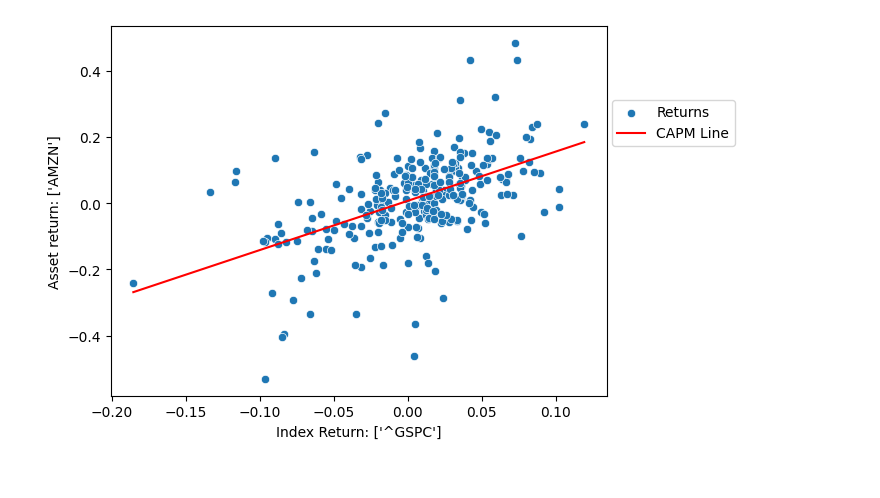
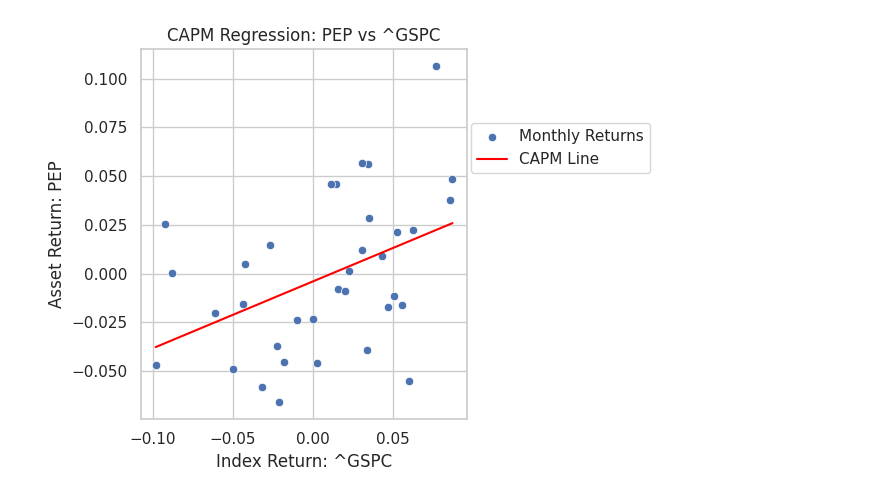
Before and after one commit to sam-hub708/Probe-Capital-Research, a Jupyter notebook: CAPM_Prelim.ipynb, the cells around one changed output. Cells and saved outputs as stored; diff of their text form; code cells hidden in the pictures.

```diff
--- a/CAPM_Prelim.ipynb
+++ b/CAPM_Prelim.ipynb
@@ -4,3 +4,14 @@ import yfinance as yf
 import seaborn as sns
 import matplotlib.pyplot as plt
 import numpy as np
+
+start = pd.to_datetime('2022-01-01')
+end = pd.to_datetime('2024-12-31')
+asset = yf.download('PEP', start=start, end=end)['Close']
+index = yf.download('^IXIC', start=start, end=end)['Close']
+
+data1 = asset['PEP']
+data2 = index['^IXIC']
+
+data = pd.DataFrame({'PEP': data1, '^IXIC': data2})
+data
@@ -7,39 +35,64 @@ import numpy as np
 # %%
-def CAPM(ticker_i, ticker_a, start, end):
-  index = yf.download(ticker_i, start, end)['Adj Close']
-  asset = yf.download(ticker_a, start, end)['Adj Close']
+def CAPM(ticker_i, ticker_a, ticker_rf, start, end):
+    # Download monthly closing prices
+    index = yf.download(ticker_i, start=start, end=end)['Close']
+    asset = yf.download(ticker_a, start=start, end=end)['Close']
+    treas = yf.download(ticker_rf, start=start, end=end)['Close']
 
-  index = index.resample('M').last()
-  asset = asset.resample('M').last()
+    # Resample to monthly data
+    index = index.resample('ME').last()
+    asset = asset.resample('ME').last()
+    treas = treas.resample('ME').last()/100
 
-  data = pd.DataFrame({'I_Close':index, 'A_Close':asset})
-  data[['I_Return','A_Return']] = np.log(data[['I_Close','A_Close']]/data[['I_Close','A_Close']].shift(1))
-  data.dropna(inplace=True)
+    # Combine into one DataFrame
+    asset = asset[ticker_a]
+    index = index[ticker_i]
+    treas = treas[ticker_rf]
+    data = pd.DataFrame({'I_Close': index, 'A_Close': asset, 'Rf_Close': treas})
+    data[['I_Return', 'A_Return']] = np.log(data[['I_Close', 'A_Close']] / data[['I_Close', 'A_Close']].shift(1))
+    data.dropna(inplace=True)
 
-  beta_form = (data[['I_Return','A_Return']].cov()/data['I_Return'].var())
-  beta_reg, alpha = np.polyfit(x = data['I_Return'], y = data['A_Return'], deg=1)
+    # Beta via formula
+    beta_form = data[['I_Return', 'A_Return']].cov().iloc[0,1] / data['I_Return'].var()
 
-  print('\n')
-  print('Beta from formula: ',beta_form.round(4))
-  print('Beta from Linear Regression: ',beta_reg.round(4))
-  print('Alpha: ',alpha.round(10))
+    # Beta via regression
+    beta_reg, alpha = np.polyfit(data['I_Return'], data['A_Return'], deg=1)
 
-  sns.scatterplot(y = 'A_Return', x = 'I_Return', data=data, label = 'Returns')
-  sns.lineplot(x = data['I_Return'], y = alpha + data['I_Return']*beta_reg, color = 'red', label = 'CAPM Line')
+    # Cost of Equity Calculation
+    R_m = data['I_Return'].median()
+    R_f = data['Rf_Close'].median()
+    cost_equity = R_f + beta_reg * (R_m - R_f)
 
-  plt.xlabel('Index Return: {}'.format(ticker_i))
-  plt.ylabel('Asset return: {}'.format(ticker_a))
-  plt.legend(bbox_to_anchor=(1.01,0.8), loc=2, borderaxespad=0)
+    # Print results
+    print('\n')
+    print('Beta from formula: ', round(beta_form, 4))
+    print('Beta from Linear Regression: ', round(beta_reg, 4))
+    print('Alpha: ', round(alpha, 10))
+    print('Cost of Equity: ', round(cost_equity, 4))
+    print('\n')
 
-  plt.show()
+    # Plot
+    sns.set(style="whitegrid")
+    sns.scatterplot(x='I_Return', y='A_Return', data=data, label='Monthly Returns')
+    x_vals = np.sort(data['I_Return'])
+    y_vals = alpha + beta_reg * x_vals
+    sns.lineplot(x=x_vals, y=y_vals, color='red', label='CAPM Line')
 
-ticker_a = ['AMZN']
-ticker_i = ['^GSPC']
+    plt.xlabel(f'Index Return: {ticker_i}')
+    plt.ylabel(f'Asset Return: {ticker_a}')
+    plt.title(f'CAPM Regression: {ticker_a} vs {ticker_i}')
+    plt.legend(bbox_to_anchor=(1.01, 0.8), loc=2, borderaxespad=0)
+    plt.tight_layout()
+    plt.show()
 
-start = pd.to_datetime('2000-01-01')
-end = pd.to_datetime('2024-01-01')
+# Usage
+ticker_a = 'PEP'
+ticker_i = '^GSPC'
+ticker_rf = '^IRX'
+start = pd.to_datetime('2022-01-01')
+end = pd.to_datetime('2024-12-31')
 
-CAPM(ticker_i, ticker_a, start, end)
+CAPM(ticker_i, ticker_a, ticker_rf, start, end)
 # %% [output]
 [*********************100%***********************]  1 of 1 completed
 [*********************100%***********************]  1 of 1 completed
@@ -51 +104 @@ Alpha:  0.0070612448
-[figure, old version]
+[figure, new version]
```
Also changed, not shown: parts of 2 cells of this notebook.
